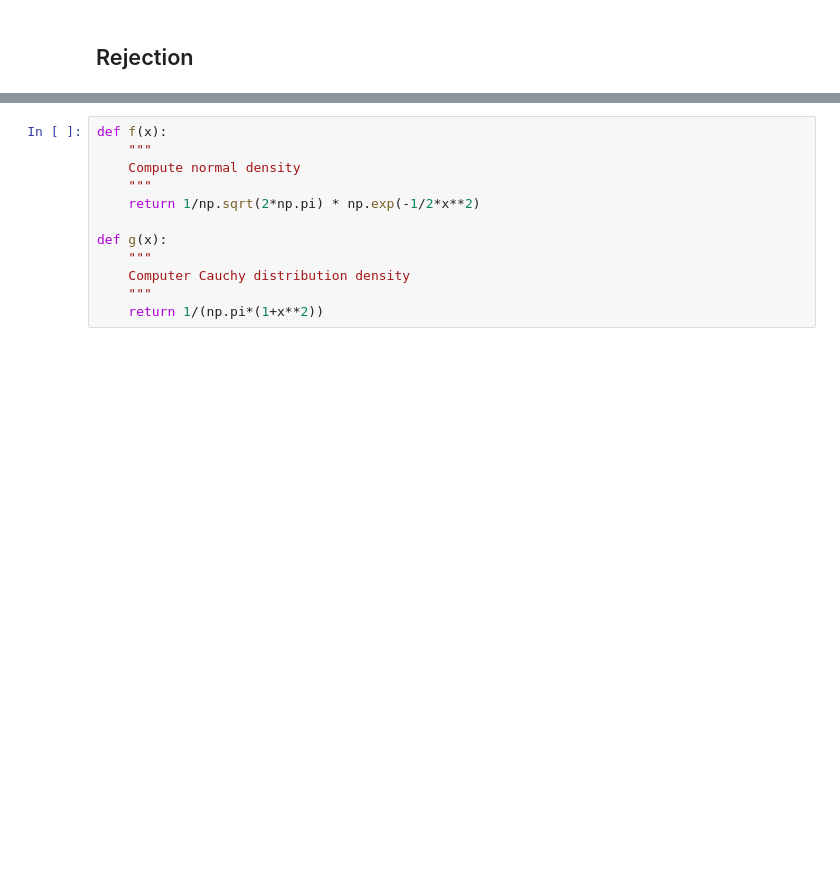
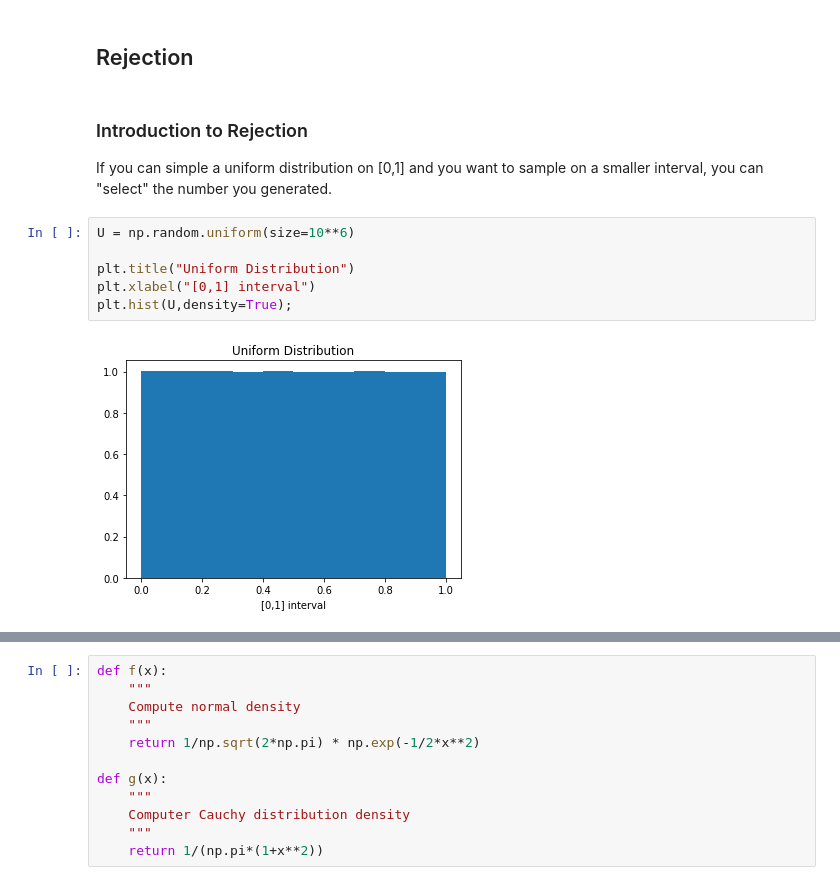
Before and after one commit to Tuxae/Monte-Carlo, a Jupyter notebook: 01-Simulation of Non-Uniform distribution.ipynb, the cells around one changed output, grey strips where cells are left out. Saved outputs shown, nothing was run; the diff lists cells and outputs as text; blank space fills up the shorter version.

```diff
--- a/01-Simulation of Non-Uniform distribution.ipynb
+++ b/01-Simulation of Non-Uniform distribution.ipynb
@@ -32,2 +32,14 @@ plt.hist(Y, bins=50);
 # %% [markdown]
 ## Rejection
+# %% [markdown]
+### Introduction to Rejection
+
+If you can simple a uniform distribution on [0,1] and you want to sample on a smaller interval, you can "select" the number you generated.
+# %%
+U = np.random.uniform(size=10**6)
+
+plt.title("Uniform Distribution")
+plt.xlabel("[0,1] interval")
+plt.hist(U,density=True);
+# %% [output]
+[figure, added]
```
Also changed, not shown: parts of 20 cells of this notebook, 1 other file.
